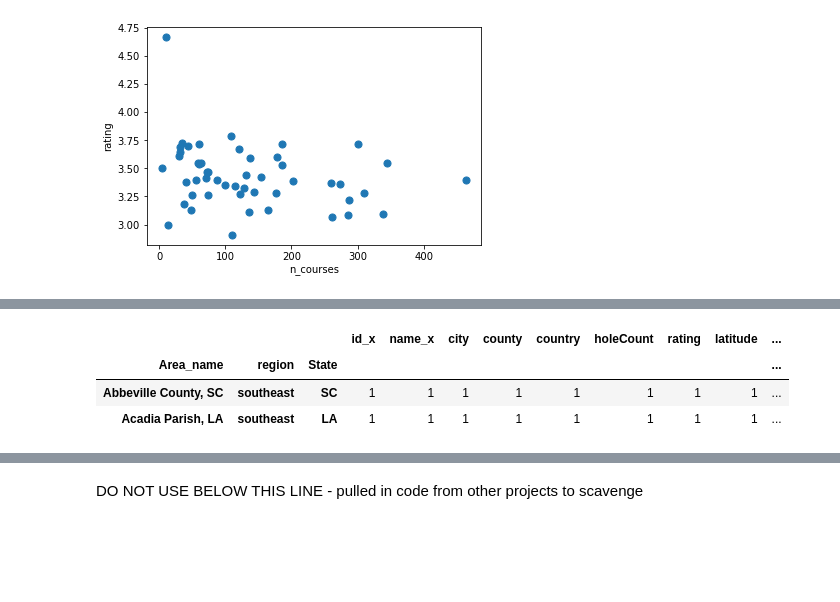
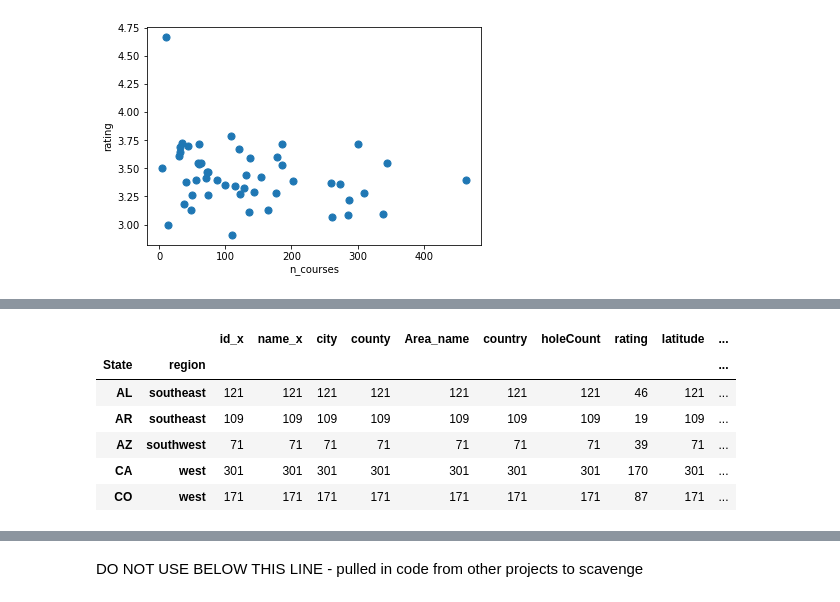
Before and after one commit to paulbrichta/Project-1, a Jupyter notebook: DataPrep/P1_data_analysis_chris2.ipynb, the cells around one changed output, grey strips where cells are left out. Cells and saved outputs as stored; diff of their text form; code cells hidden in the pictures; blank space fills up the shorter version.

```diff
--- a/DataPrep/P1_data_analysis_chris2.ipynb
+++ b/DataPrep/P1_data_analysis_chris2.ipynb
@@ -596,9 +334,11 @@ cgroupdftrim
 # %%
-cgroupdfcount = dgolfcountydf.groupby(['Area_name','region','State']).count()
-
-cgroupdfcount.head(2)
+stategroupdfcount= dgolfcountydf.groupby(['State','region']).count()
+stategroupdfcount.head()
 # %% [output]
-|  |  |  | id_x | name_x | city | county | country | holeCount | rating | latitude | ... |
-| Area_name | region | State |  |  |  |  |  |  |  |  | ... |
-| Abbeville County, SC | southeast | SC | 1 | 1 | 1 | 1 | 1 | 1 | 1 | 1 | ... |
-| Acadia Parish, LA | southeast | LA | 1 | 1 | 1 | 1 | 1 | 1 | 1 | 1 | ... |
+|  |  | id_x | name_x | city | county | Area_name | country | holeCount | rating | latitude | ... |
+| State | region |  |  |  |  |  |  |  |  |  | ... |
+| AL | southeast | 121 | 121 | 121 | 121 | 121 | 121 | 121 | 46 | 121 | ... |
+| AR | southeast | 109 | 109 | 109 | 109 | 109 | 109 | 109 | 19 | 109 | ... |
+| AZ | southwest | 71 | 71 | 71 | 71 | 71 | 71 | 71 | 39 | 71 | ... |
+| CA | west | 301 | 301 | 301 | 301 | 301 | 301 | 301 | 170 | 301 | ... |
+| CO | west | 171 | 171 | 171 | 171 | 171 | 171 | 171 | 87 | 171 | ... |
```
Also changed, not shown: parts of 42 cells of this notebook, 6 other files.
